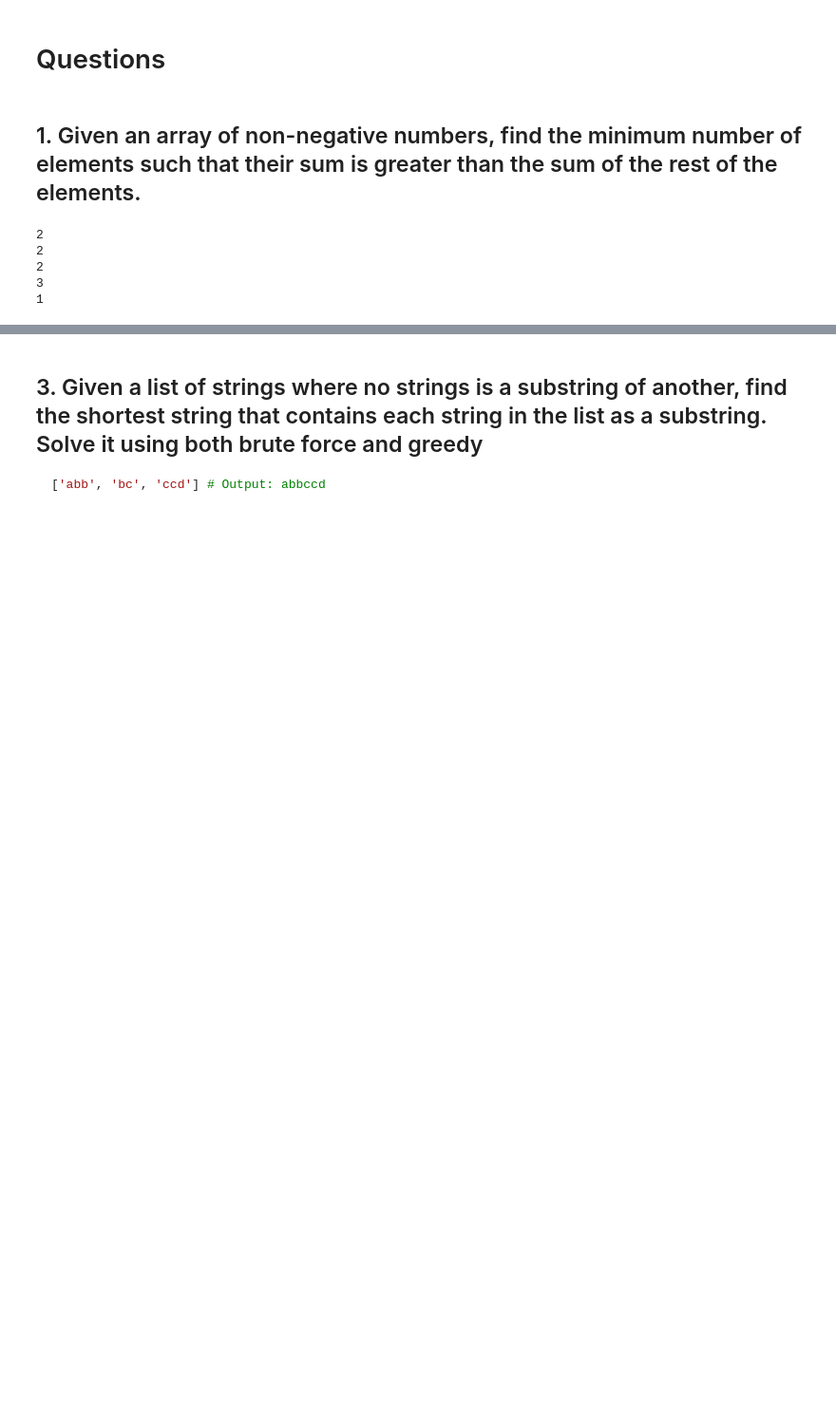
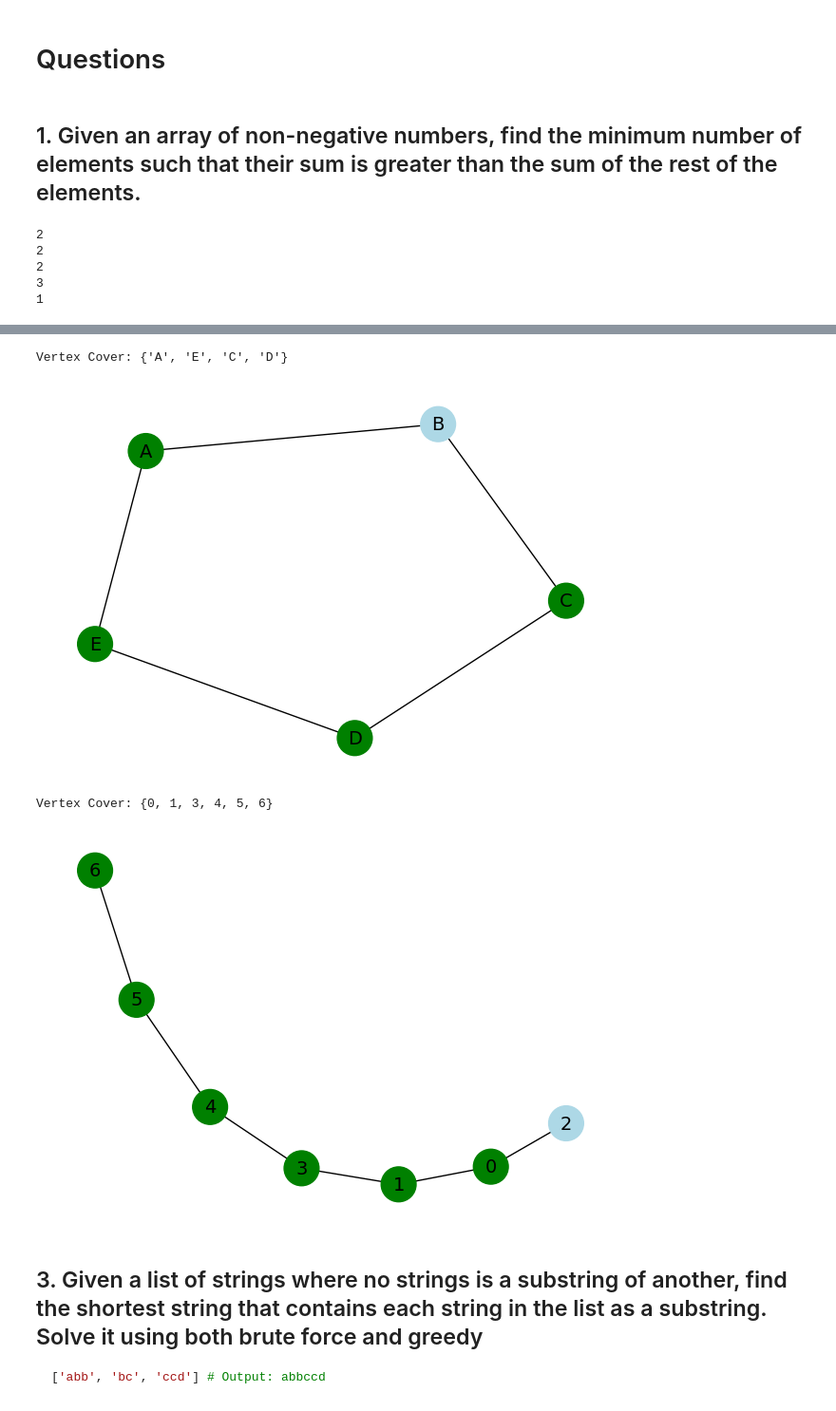
Before and after one commit to vaibhavsingh97/INFO-6205-Algorithms, a Jupyter notebook: Friday Practice/Week 6 (21 Feb).ipynb, the cells around one changed output, grey strips where cells are left out. Shown: that part at 95% size. Saved outputs shown, nothing was run; the diff lists cells and outputs as text; code cells hidden in the pictures; blank space fills up the shorter version.

````diff
--- a/Friday Practice/Week 6 (21 Feb).ipynb
+++ b/Friday Practice/Week 6 (21 Feb).ipynb
@@ -16,6 +41,83 @@
 ```
 {2,4} is a vertex cover
 ```
+# %%
+import matplotlib.pyplot as plt
+import networkx as nx
+from collections import defaultdict
+
+class Graph:
+    def __init__(self, vertices):
+        """ Initializes the graph with a given number of vertices """
+        self.V = vertices
+        self.graph = defaultdict(list)
+        self.edges = []  # List to store edges for visualization
+
+    def addEdge(self, u, v):
+        """ Adds an undirected edge between nodes u and v """
+        self.graph[u].append(v)
+        self.graph[v].append(u)  # Since it's an undirected graph
+        self.edges.append((u, v))
+
+    def vertexCover(self):
+        """ Finds an approximate vertex cover using a greedy approach """
+        visited = set()
+        cover = set()
+
+        # Iterate over all nodes and pick an arbitrary edge (u, v)
+        # Add both u and v to the cover and mark them as visited
+        for u in self.graph:
+            if u not in visited:
+                for v in self.graph[u]:
+                    if v not in visited:
+                        # Select both u and v for the vertex cover
+                        visited.add(u)
+                        visited.add(v)
+                        cover.add(u)
+                        cover.add(v)
+                        break
+
+        print("Vertex Cover:", cover)
+        self.visualize(cover)
+
+    def visualize(self, cover):
+        """ Displays the graph with the vertex cover highlighted """
+        G = nx.Graph()
+        G.add_edges_from(self.edges)
+
+        pos = nx.spring_layout(G)  # Compute node positions for visualization
+
+        plt.figure(figsize=(6, 4))
+
+        # Assign colors: red for nodes in the vertex cover, light blue otherwise
+        node_colors = ['green' if node in cover else 'lightblue' for node in G.nodes()]
+        nx.draw(G, pos, with_labels=True, node_color=node_colors, edge_color='black', node_size=700, font_size=14)
+
+        plt.show()
+
+# Example 1
+g = Graph(5)
+g.addEdge('A', 'E')
+g.addEdge('E', 'D')
+g.addEdge('D', 'C')
+g.addEdge('C', 'B')
+g.addEdge('B', 'A')
+g.vertexCover()
+
+# Example 2
+g = Graph(7)
+g.addEdge(0, 1)
+g.addEdge(0, 2)
+g.addEdge(1, 3)
+g.addEdge(3, 4)
+g.addEdge(4, 5)
+g.addEdge(5, 6)
+g.vertexCover()
+# %% [output]
+Vertex Cover: {'A', 'E', 'C', 'D'}
+[figure, added]
+Vertex Cover: {0, 1, 3, 4, 5, 6}
+[figure, added]
 # %% [markdown]
 ## 3. Given a list of strings where no strings is a substring of another, find the shortest string that contains each string in the list as a substring. Solve it using both brute force and greedy
 
````
Also changed, not shown: parts of 4 cells of this notebook.
